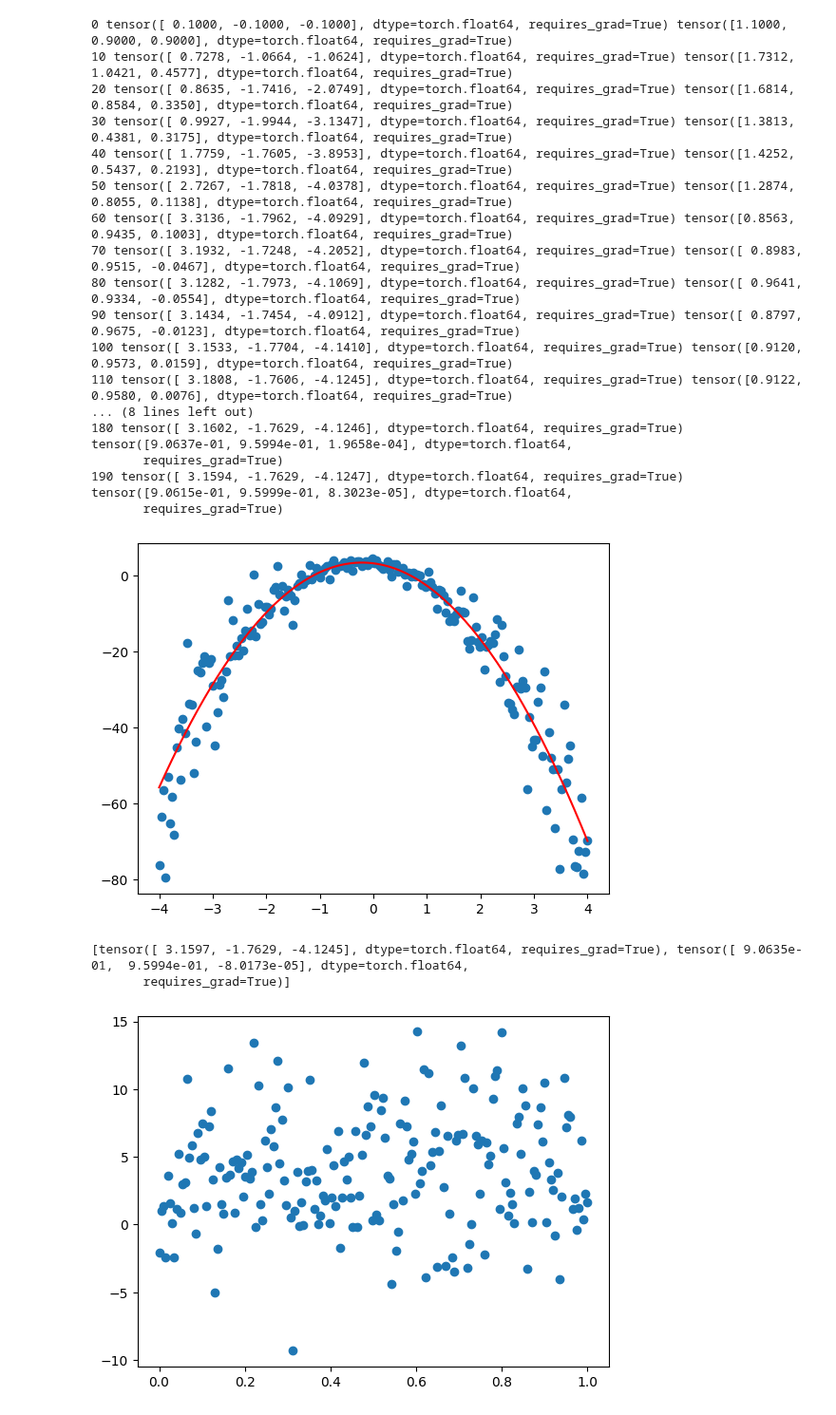
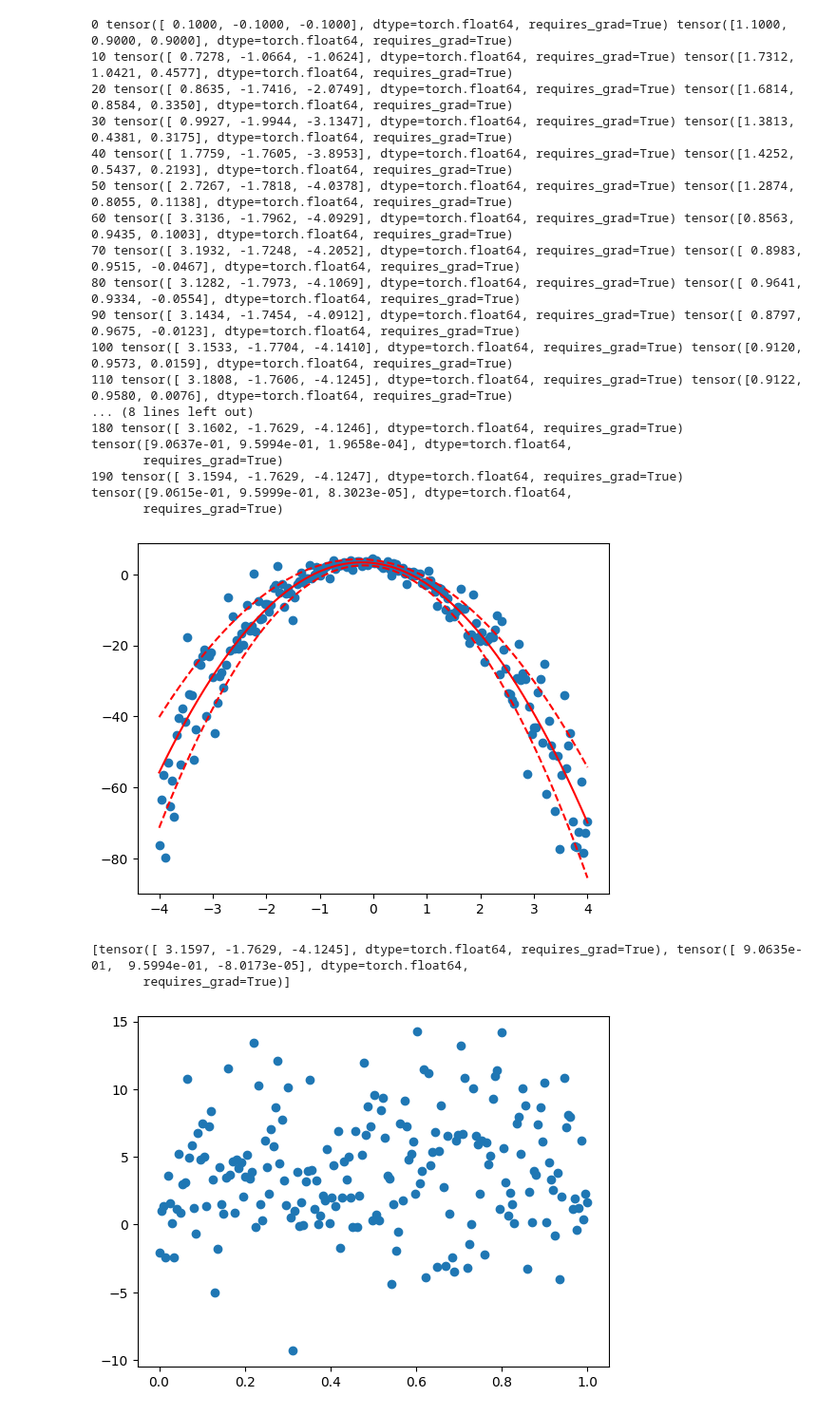
Before and after one commit to Miralleyan/Kandidatarbete, a Jupyter notebook: Optimizer/normal_linear_combination.ipynb, the cells around one changed output. Shown at 95% size. Drawn from its saved outputs; the diff is of its cells as text; code cells hidden in the pictures.

```diff
--- a/Optimizer/normal_linear_combination.ipynb
+++ b/Optimizer/normal_linear_combination.ipynb
@@ -25,8 +25,8 @@ def sigma_2(sigma, h_x):
 def log_normal_pdf(y, mu, sigma):
     return -1/2*(torch.log(2*np.pi*(sigma**2)) + ((y-mu)/sigma)**2)
 
-def log_lik(x, y, beta, h_all):
-    return sum([log_normal_pdf(y_i, m(beta[0], h_all[i]), sigma_2(beta[1], h_all[i])) for i, (y_i, x_i) in enumerate(zip(y,x))])
+def log_lik(y, beta, h_all):
+    return sum([log_normal_pdf(y_i, m(beta[0], h_all[i]), sigma_2(beta[1], h_all[i])) for i, y_i in enumerate(y)])
 # %%
 
 torch.manual_seed(1)
@@ -51,42 +51,54 @@ plt.show()
 optimizer = torch.optim.Adam(beta,lr=0.1, maximize=True)
 for epoch in range(200):
     optimizer.zero_grad()
-    loss = log_lik(x, y, beta, h_all)
+    loss = log_lik(y, beta, h_all)
     loss.backward()
     optimizer.step()
     if epoch%10==0:
         print(epoch, mu, sigma)
 mu = beta[0].detach().numpy()
 sigma = beta[1].detach().numpy()
 plt.show()
 plt.scatter(x,y)
-plt.plot(x, mu[2]*x**2+mu[1]*x+mu[0], 'r-')
-plt.plot(x, mu[2]*x**2+mu[1]*x+mu[0]-2*sigma[0], 'r--')
-plt.plot(x, mu[2]*x**2+mu[1]*x+mu[0]+2*sigma[0], 'r--')
+y = []
+sigma_upper = []
+sigma_lower = []
+def sigma_2_regular_exp(sigma, h_x):
+    return ((sigma * h_x)**2).sum()
+for i in range(len(x)):
+    h_x = [h_i.item() for h_i in h_all[i]]
+    y.append(m(mu, h_x))
+    sigma_upper.append(y[-1] + sigma_2_regular_exp(sigma, h_x))
+    sigma_lower.append(y[-1] - sigma_2_regular_exp(sigma, h_x))
+plt.plot(x, y, 'r-')
+plt.plot(x, sigma_upper, 'r--')
+plt.plot(x, sigma_lower, 'r--')
+# plt.plot(x, m(x)-*sigma[0], 'r--')
+# plt.plot(x, mu[2]*x**2+mu[1]*x+mu[0]+2*sigma[0], 'r--')
 #plt.plot(x, (aMax-aVar**0.5)*x**2+bMax*x+cMax, 'r--')
 #plt.plot(x, (aMax+aVar**0.5)*x**2+bMax*x+cMax, 'r--')
 plt.show()
 print(beta)
 # %% [output]
 [figure]
 0 tensor([ 0.1000, -0.1000, -0.1000], dtype=torch.float64, requires_grad=True) tensor([1.1000, 0.9000, 0.9000], dtype=torch.float64, requires_grad=True)
 10 tensor([ 0.7278, -1.0664, -1.0624], dtype=torch.float64, requires_grad=True) tensor([1.7312, 1.0421, 0.4577], dtype=torch.float64, requires_grad=True)
 20 tensor([ 0.8635, -1.7416, -2.0749], dtype=torch.float64, requires_grad=True) tensor([1.6814, 0.8584, 0.3350], dtype=torch.float64, requires_grad=True)
 30 tensor([ 0.9927, -1.9944, -3.1347], dtype=torch.float64, requires_grad=True) tensor([1.3813, 0.4381, 0.3175], dtype=torch.float64, requires_grad=True)
 40 tensor([ 1.7759, -1.7605, -3.8953], dtype=torch.float64, requires_grad=True) tensor([1.4252, 0.5437, 0.2193], dtype=torch.float64, requires_grad=True)
 50 tensor([ 2.7267, -1.7818, -4.0378], dtype=torch.float64, requires_grad=True) tensor([1.2874, 0.8055, 0.1138], dtype=torch.float64, requires_grad=True)
 60 tensor([ 3.3136, -1.7962, -4.0929], dtype=torch.float64, requires_grad=True) tensor([0.8563, 0.9435, 0.1003], dtype=torch.float64, requires_grad=True)
 70 tensor([ 3.1932, -1.7248, -4.2052], dtype=torch.float64, requires_grad=True) tensor([ 0.8983,  0.9515, -0.0467], dtype=torch.float64, requires_grad=True)
 80 tensor([ 3.1282, -1.7973, -4.1069], dtype=torch.float64, requires_grad=True) tensor([ 0.9641,  0.9334, -0.0554], dtype=torch.float64, requires_grad=True)
 90 tensor([ 3.1434, -1.7454, -4.0912], dtype=torch.float64, requires_grad=True) tensor([ 0.8797,  0.9675, -0.0123], dtype=torch.float64, requires_grad=True)
 100 tensor([ 3.1533, -1.7704, -4.1410], dtype=torch.float64, requires_grad=True) tensor([0.9120, 0.9573, 0.0159], dtype=torch.float64, requires_grad=True)
 110 tensor([ 3.1808, -1.7606, -4.1245], dtype=torch.float64, requires_grad=True) tensor([0.9122, 0.9580, 0.0076], dtype=torch.float64, requires_grad=True)
 ... (8 lines left out)
 180 tensor([ 3.1602, -1.7629, -4.1246], dtype=torch.float64, requires_grad=True) tensor([9.0637e-01, 9.5994e-01, 1.9658e-04], dtype=torch.float64,
        requires_grad=True)
 190 tensor([ 3.1594, -1.7629, -4.1247], dtype=torch.float64, requires_grad=True) tensor([9.0615e-01, 9.5999e-01, 8.3023e-05], dtype=torch.float64,
        requires_grad=True)
-[figure, old version]
+[figure, new version]
 [tensor([ 3.1597, -1.7629, -4.1245], dtype=torch.float64, requires_grad=True), tensor([ 9.0635e-01,  9.5994e-01, -8.0173e-05], dtype=torch.float64,
        requires_grad=True)]
 # %%
```
Also changed, not shown: parts of 1 cell of this notebook.
